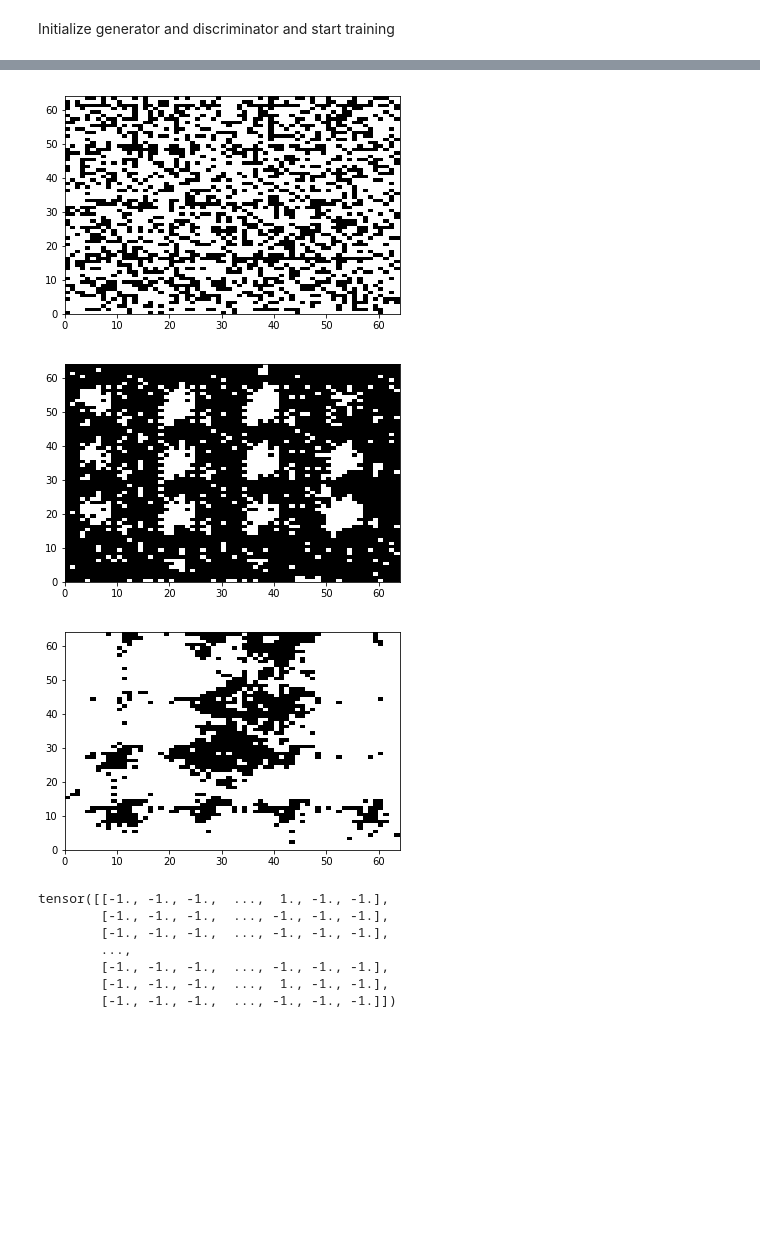
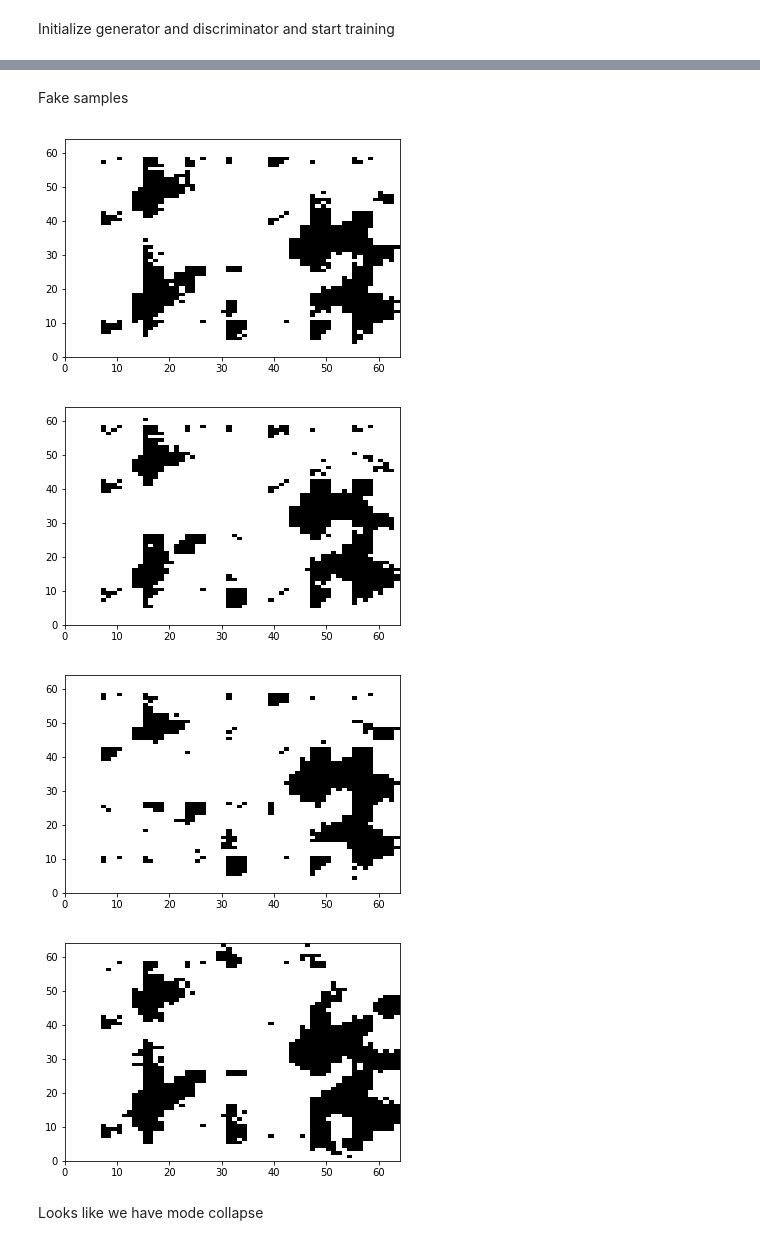
Before and after one commit to tliu26/Ising_dcgan, a Jupyter notebook: DCGAN0.ipynb, the cells around one changed output, grey strips where cells are left out. Drawn from its saved outputs; the diff is of its cells as text; code cells hidden in the pictures; blank space fills up the shorter version.

```diff
--- a/DCGAN0.ipynb
+++ b/DCGAN0.ipynb
@@ -378,29 +363,29 @@ plt.show()
+# %% [markdown]
+Fake samples
 # %%
 step_f = Stepping()
+# %%
+noise = torch.randn(64, nz, 1, 1, device=device)
+fake = netG(noise)
 # %%
-plt.pcolormesh(step_f(fake[34].detach().cpu()[0]), cmap='binary')
+plt.pcolormesh(step_f(fake[29].detach().cpu()[0]), cmap='binary')
 plt.show()
 # %% [output]
-[figure, old version]
+[figure, new version]
 # %%
-plt.pcolormesh(step_f(fake[42].detach().cpu()[0]), cmap='binary')
+plt.pcolormesh(step_f(fake[9].detach().cpu()[0]), cmap='binary')
 plt.show()
 # %% [output]
-[figure, old version]
+[figure, new version]
 # %%
-plt.pcolormesh(step_f(fake[43].detach().cpu()[0]), cmap='binary')
+plt.pcolormesh(step_f(fake[2].detach().cpu()[0]), cmap='binary')
 plt.show()
 # %% [output]
-[figure, old version]
+[figure, new version]
-# %%
-step_f(fake[12].detach().cpu()[0])
-# %% [output]
-tensor([[-1., -1., -1.,  ...,  1., -1., -1.],
-        [-1., -1., -1.,  ..., -1., -1., -1.],
-        [-1., -1., -1.,  ..., -1., -1., -1.],
-        ...,
-        [-1., -1., -1.,  ..., -1., -1., -1.],
-        [-1., -1., -1.,  ...,  1., -1., -1.],
-        [-1., -1., -1.,  ..., -1., -1., -1.]])
 # %%
-plt.pcolormesh(data[5][0], cmap='binary')
+plt.pcolormesh(step_f(fake[10].detach().cpu()[0]), cmap='binary')
+plt.show()
+# %% [output]
+[figure, added]
+# %% [markdown]
+Looks like we have mode collapse
```
Also changed, not shown: parts of 16 cells of this notebook, 1 other file.
